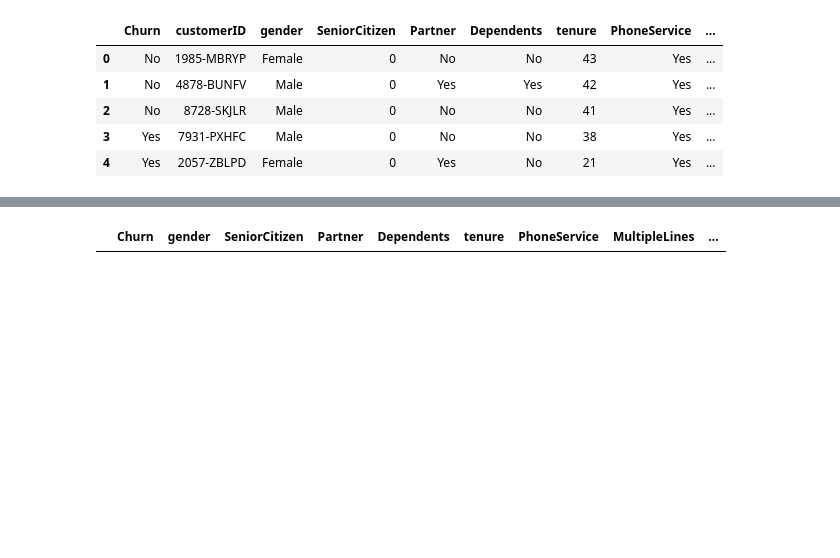
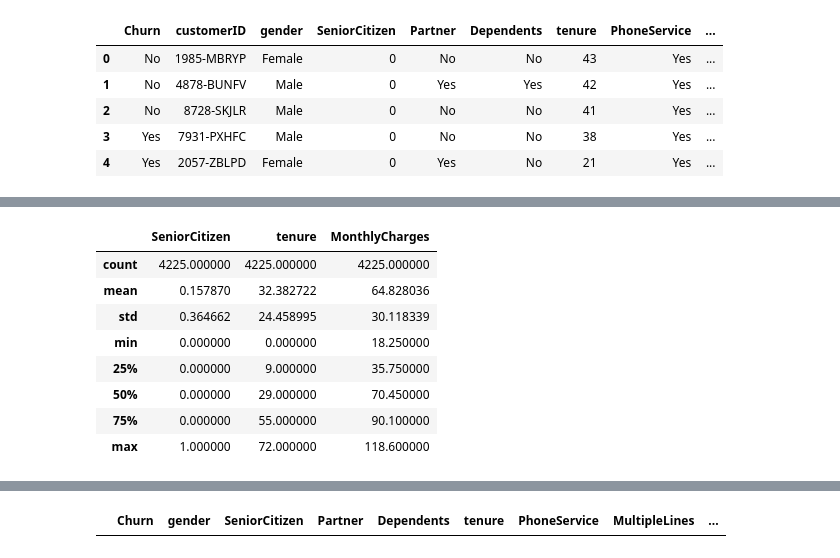
Before and after one commit to muccijacopo/TelcoChurn-Challenge-AI, a Jupyter notebook: training.ipynb, the cells around one changed output, grey strips where cells are left out. Saved outputs shown, nothing was run; the diff lists cells and outputs as text; code cells hidden in the pictures; blank space fills up the shorter version.

```diff
--- a/training.ipynb
+++ b/training.ipynb
@@ -28,0 +51,12 @@ test.head()
+# %%
+train.describe()
+# %% [output]
+|  | SeniorCitizen | tenure | MonthlyCharges |
+| count | 4225.000000 | 4225.000000 | 4225.000000 |
+| mean | 0.157870 | 32.382722 | 64.828036 |
+| std | 0.364662 | 24.458995 | 30.118339 |
+| min | 0.000000 | 0.000000 | 18.250000 |
+| 25% | 0.000000 | 9.000000 | 35.750000 |
+| 50% | 0.000000 | 29.000000 | 70.450000 |
+| 75% | 0.000000 | 55.000000 | 90.100000 |
+| max | 1.000000 | 72.000000 | 118.600000 |
```
Also changed, not shown: parts of 26 cells of this notebook.
